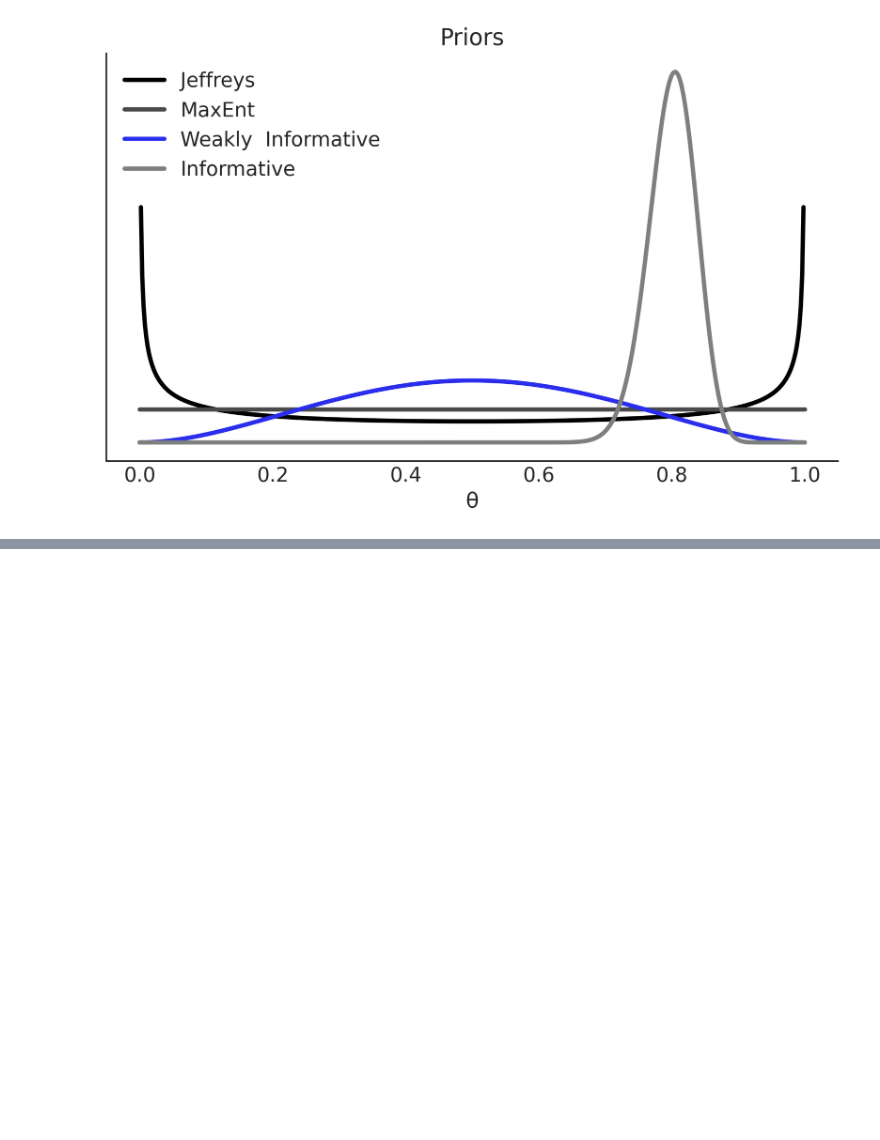
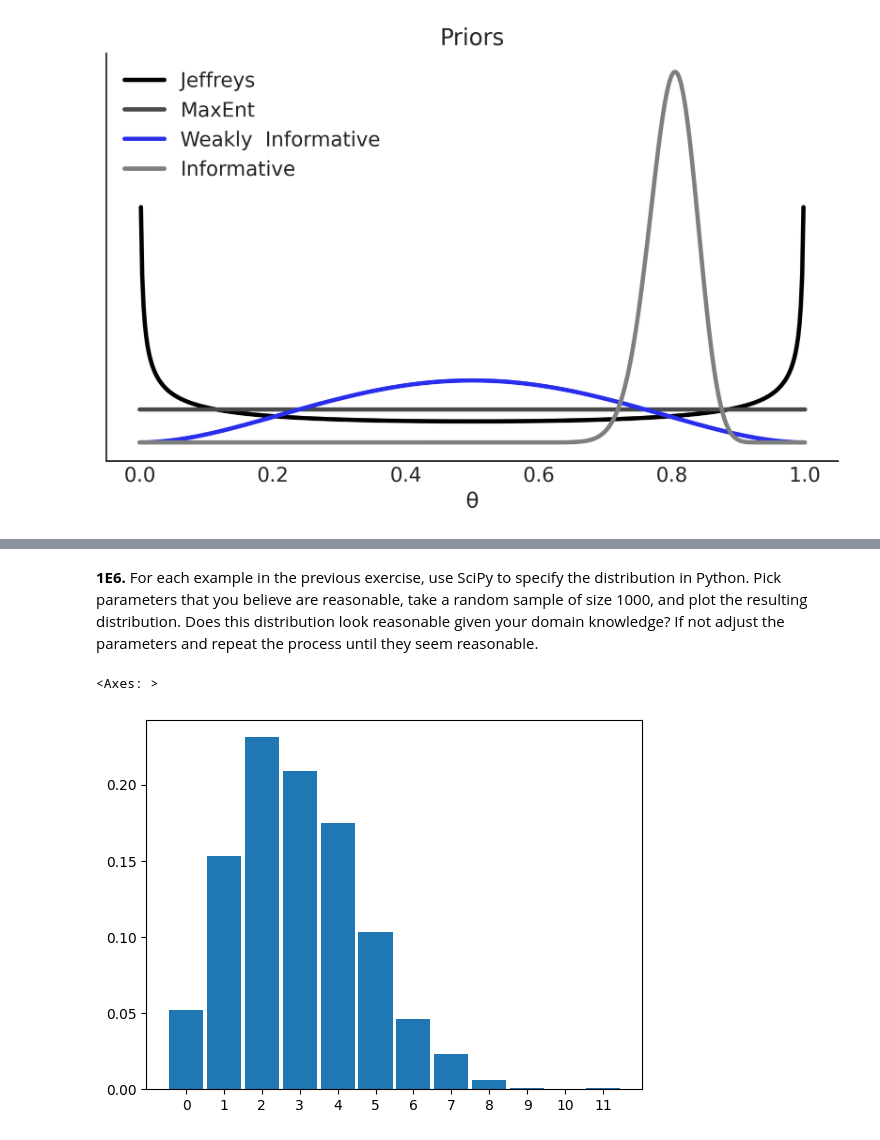
Before and after one commit to tristannew/BayesianModellingandComputationPython, a Jupyter notebook: notebooks_updated/chp_01.ipynb, the cells around one changed output, grey strips where cells are left out. Drawn from its saved outputs; the diff is of its cells as text; code cells hidden in the pictures; blank space fills up the shorter version.

```diff
--- a/notebooks_updated/chp_01.ipynb
+++ b/notebooks_updated/chp_01.ipynb
@@ -337,0 +569,17 @@ plt.savefig("img/chp01/prior_informativeness_spectrum.png")
+# %% [markdown]
+**1E6.** For each example in the previous exercise, use SciPy
+to specify the distribution in Python. Pick parameters that you believe
+are reasonable, take a random sample of size 1000, and plot the
+resulting distribution. Does this distribution look reasonable given
+your domain knowledge? If not adjust the parameters and repeat the
+process until they seem reasonable.
+# %%
+from scipy.stats import poisson
+import matplotlib.pyplot as plt
+import arviz as az
+
+p = poisson(3).rvs(1000)
+az.plot_dist(p)
+# %% [output]
+<Axes: >
+[figure, added]
```
Also changed, not shown: parts of 16 cells of this notebook.
